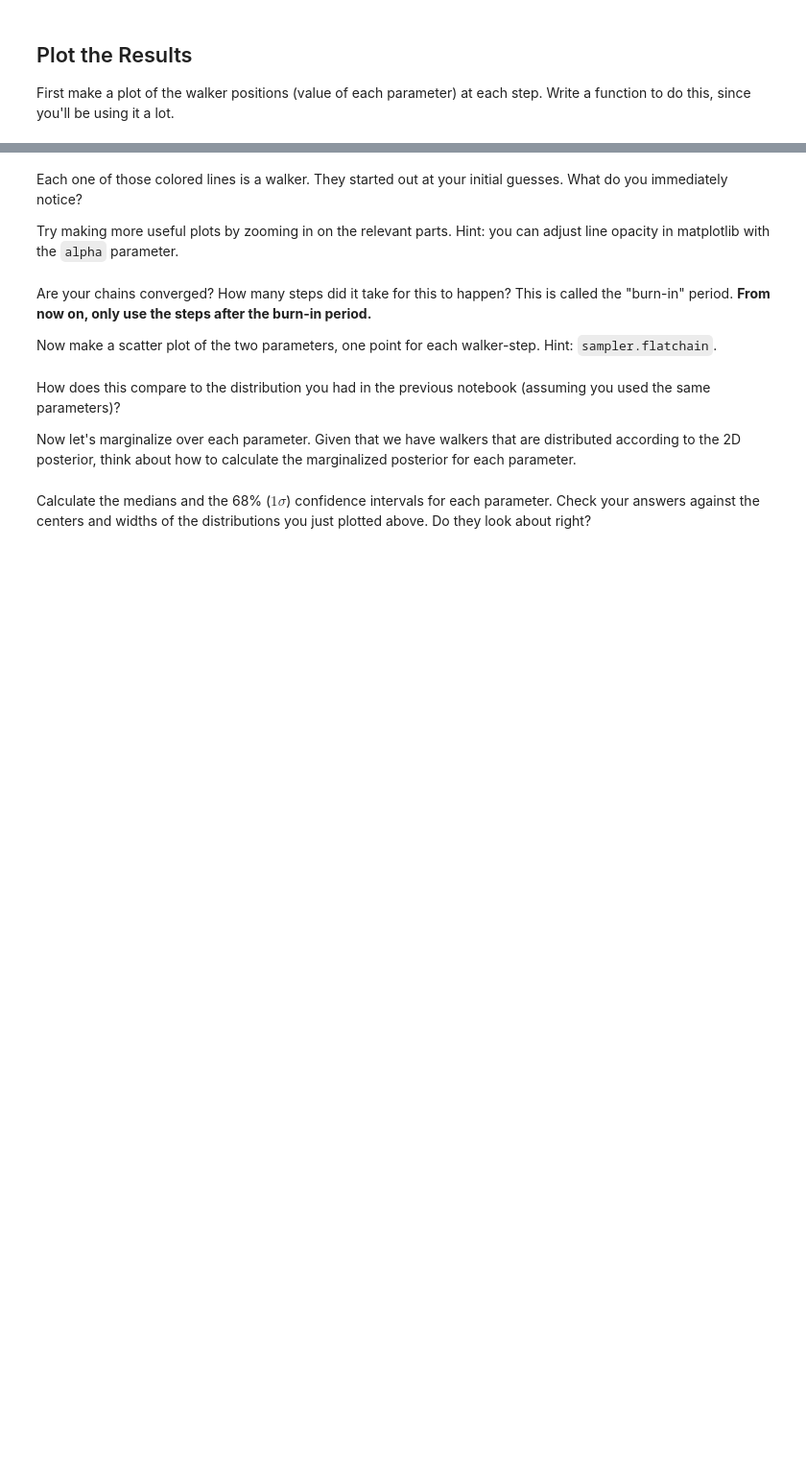
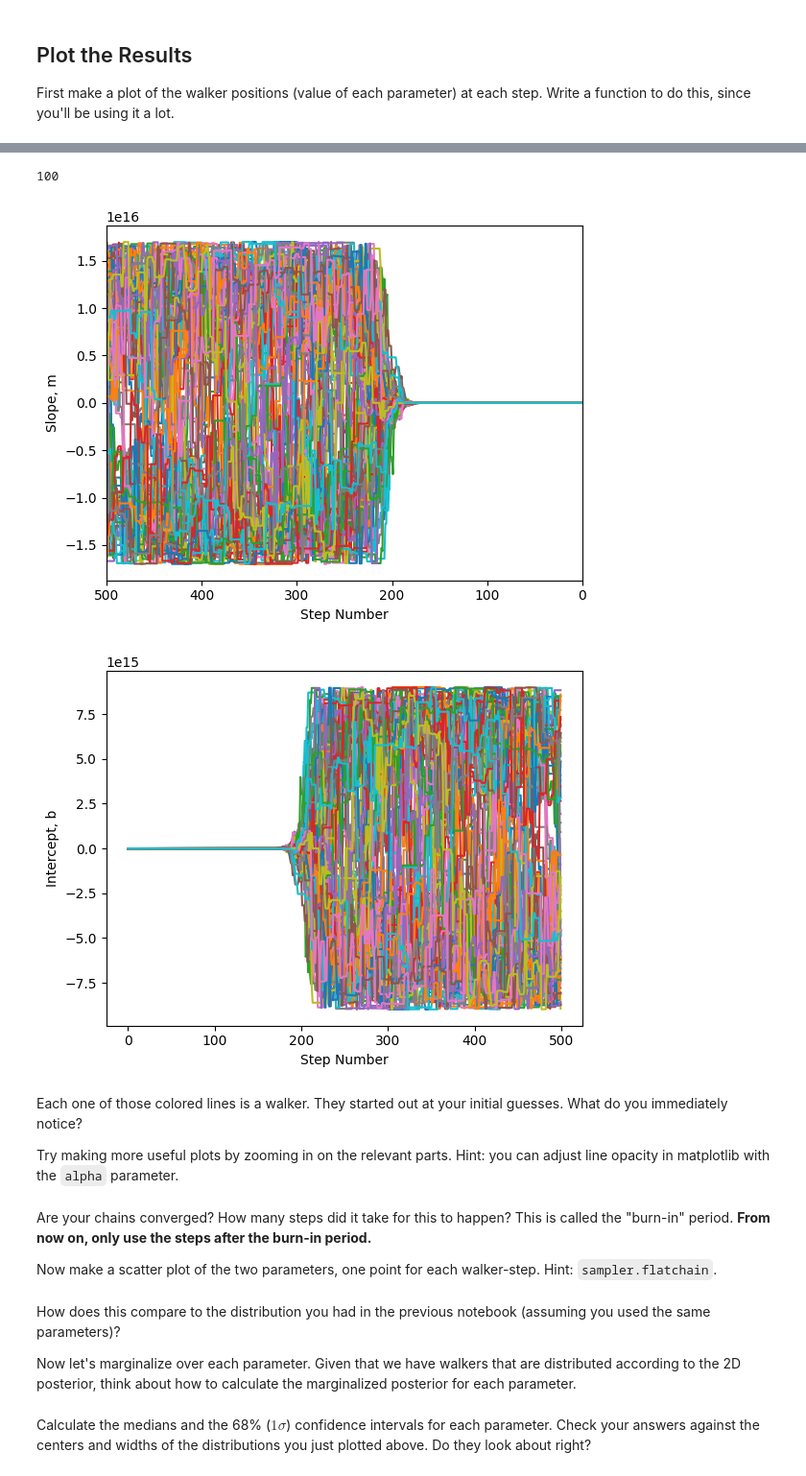
Before and after one commit to ASTR154/bayesian-statistics, a Jupyter notebook: mcmc_line_fitting.ipynb, the cells around one changed output, grey strips where cells are left out. Shown at 96% size. Drawn from its saved outputs; the diff is of its cells as text; code cells hidden in the pictures; blank space fills up the shorter version.

Commit message:
progress end of lab friday

```diff
--- a/mcmc_line_fitting.ipynb
+++ b/mcmc_line_fitting.ipynb
@@ -40,11 +50,13 @@ b_max = b + scale
 def log_prior(theta):
     if theta[0]>m_min and theta[0]<m_max and theta[1]>b_min and theta[1]<b_max:
         #case where probability = 1
-        ln_prior = 0.
+        #ln_prior = 0.
+        prior =1
     else:
         #case when probability = 0
-        ln_prior = -np.inf
-    return ln_prior
+        #ln_prior = -np.inf
+        prior = 0
+    return prior
 
 def log_likelihood(theta, x, y, dy):
     sum1 = 0
@@ -63,7 +75,7 @@ Note, we will initialise the sampler in #1.5
 # %%
 n_walkers = 100
 n_params =  2
-args =  3
+args =  [x, y, sigma]
 # %% [markdown]
 ## Setup random initial guesses for the starting positions
 
@@ -107,11 +118,30 @@ intial guesses =
+# %%
+b_random = np.random.uniform(b_min,b_max,n_walkers)
+m_random = np.random.uniform(m_min,m_max,n_walkers)
+
+temp = np.array([b_random,m_random]).T
+
+#print(temp)
+
+#print(initial_guesses.shape)
+#initial_guesses = temp.reshape(100,2)
+#print(initial_guesses.shape)
+
+#initial_guesses = temp.transpose()
+
+initial_guesses = temp
+
+#print(initial_guesses)
 # %% [markdown]
 ## Initialize and run!
 
 Initialize the `EnsembleSampler` object and then run it with the `run_mcmc` method. For now, 10000 steps is more than enough, and should run in less than a minute on your laptop. If this command takes too long, ask for help.
 # %%
-steps = 1000
+steps = 500
+n_walkers = 100
 
-sampler = emcee.EnsembleSampler(n_walkers, n_params, log_likelihood, args)
+sampler = emcee.EnsembleSampler(n_walkers, n_params,  log_posterior, args=args)
 
-sampler.run_mcmc(initial_guesses, steps)
+#sampler.run_mcmc(initial_guesses, steps)
+sampler.run_mcmc(initial_guesses, steps , progress= True)
 # %% [output]
@@ -122,29 +214,35 @@ First make a plot of the walker positions (value of each parameter) at each step
+# %%
+print(len(sampler.chain[:,:,0]))
+# %% [output]
+100
 # %%
-print(sampler.chain.shape)  # check that this has dimensions (n_walkers, n_steps, n_params)
-
 def chain_plots(chain, **kwargs):
     """
     Plot the histories for each walker in sampler.chain
 
     Parameters
     ----------
     chain: ndarray
         3D array given by sampler.flatchain, with shape (n_walkers, n_steps, n_params)
     kwargs: `.Line2D` properties, optional
         All keyword arguments are passed to `pyplot.plot`
     """
 
     plt.figure()
-    plt.plot(  # complete
+    plt.plot(sampler.chain[:,:,0].T)  # complete
+    plt.xlim(500,0)
     plt.xlabel('Step Number')
     plt.ylabel('Slope, m')
 
     plt.figure()
-    plt.plot(  # complete
+    plt.plot(sampler.chain[:,:,1].T)  # complete
     plt.xlabel('Step Number')
     plt.ylabel('Intercept, b')
 
 chain_plots(sampler.chain)
+# %% [output]
+[figure, added]
+[figure, added]
 # %% [markdown]
 Each one of those colored lines is a walker. They started out at your initial guesses. What do you immediately notice?
 
```
Also changed, not shown: parts of 7 cells of this notebook.
